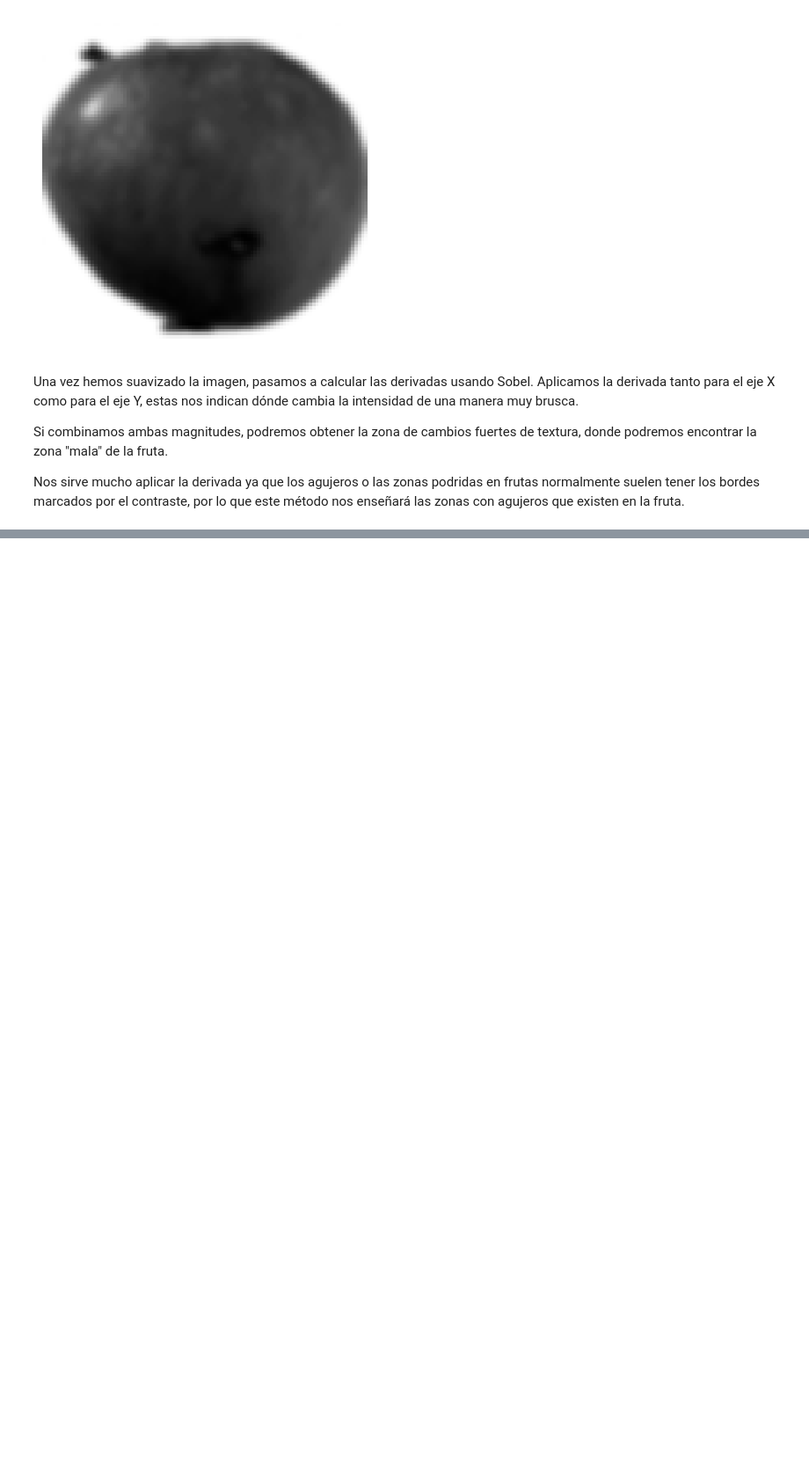
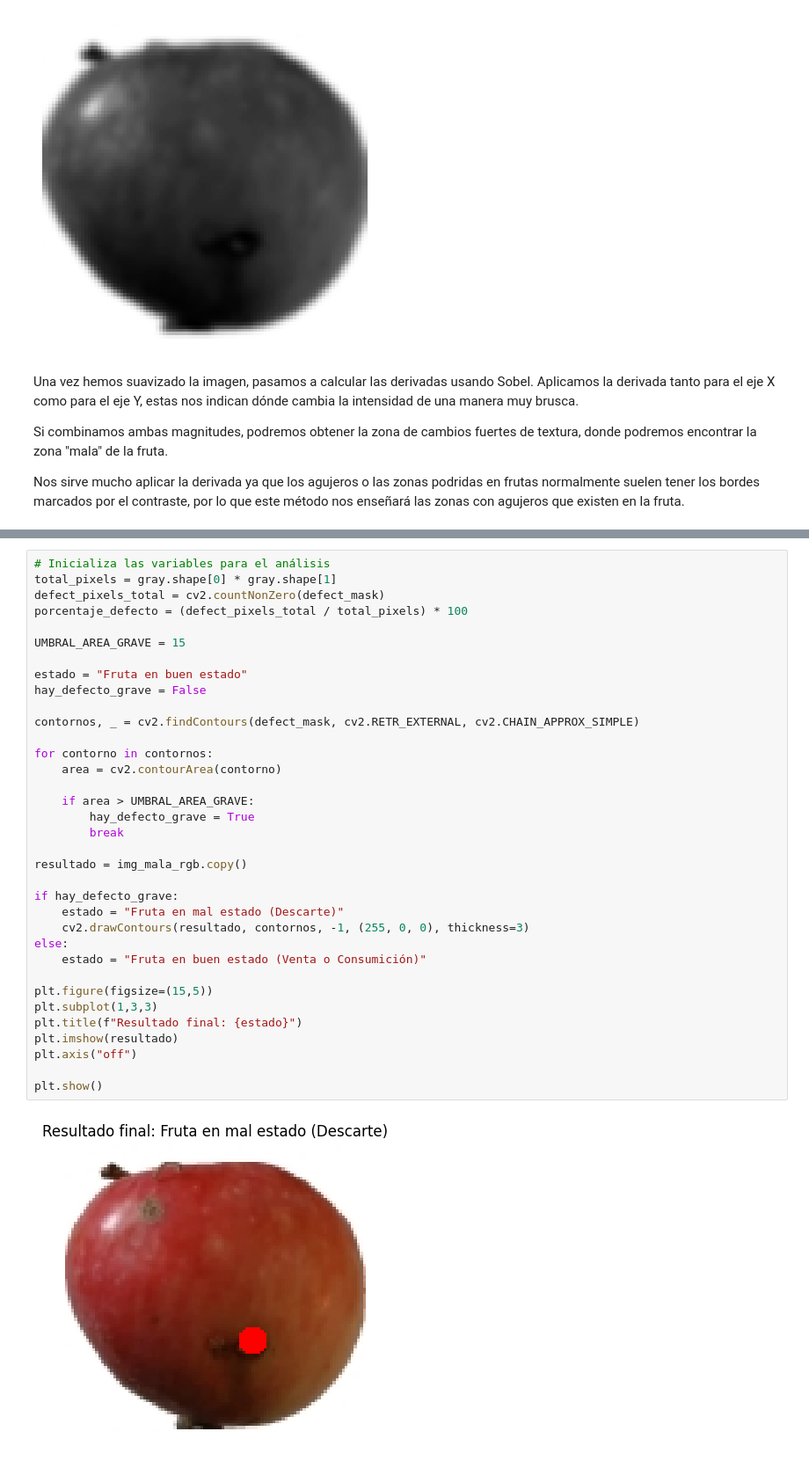
Before and after one commit to Chewi9/Fruit-Quality, a Jupyter notebook: Parte-1.ipynb, the cells around one changed output, grey strips where cells are left out. Shown at 88% size. Cells and saved outputs as stored; diff of their text form; blank space fills up the shorter version.

```diff
--- a/Parte-1.ipynb
+++ b/Parte-1.ipynb
@@ -240,0 +199,37 @@ Resultado del análisis: 🟩 Fruta en buen estado
+# %%
+# Inicializa las variables para el análisis
+total_pixels = gray.shape[0] * gray.shape[1]
+defect_pixels_total = cv2.countNonZero(defect_mask)
+porcentaje_defecto = (defect_pixels_total / total_pixels) * 100
+
+UMBRAL_AREA_GRAVE = 15
+
+estado = "Fruta en buen estado"
+hay_defecto_grave = False
+
+contornos, _ = cv2.findContours(defect_mask, cv2.RETR_EXTERNAL, cv2.CHAIN_APPROX_SIMPLE)
+
+for contorno in contornos:
+    area = cv2.contourArea(contorno)
+
+    if area > UMBRAL_AREA_GRAVE:
+        hay_defecto_grave = True
+        break
+
+resultado = img_mala_rgb.copy()
+
+if hay_defecto_grave:
+    estado = "Fruta en mal estado (Descarte)"
+    cv2.drawContours(resultado, contornos, -1, (255, 0, 0), thickness=3)
+else:
+    estado = "Fruta en buen estado (Venta o Consumición)"
+
+plt.figure(figsize=(15,5))
+plt.subplot(1,3,3)
+plt.title(f"Resultado final: {estado}")
+plt.imshow(resultado)
+plt.axis("off")
+
+plt.show()
+# %% [output]
+[figure, added]
```
Also changed, not shown: parts of 9 cells of this notebook.
